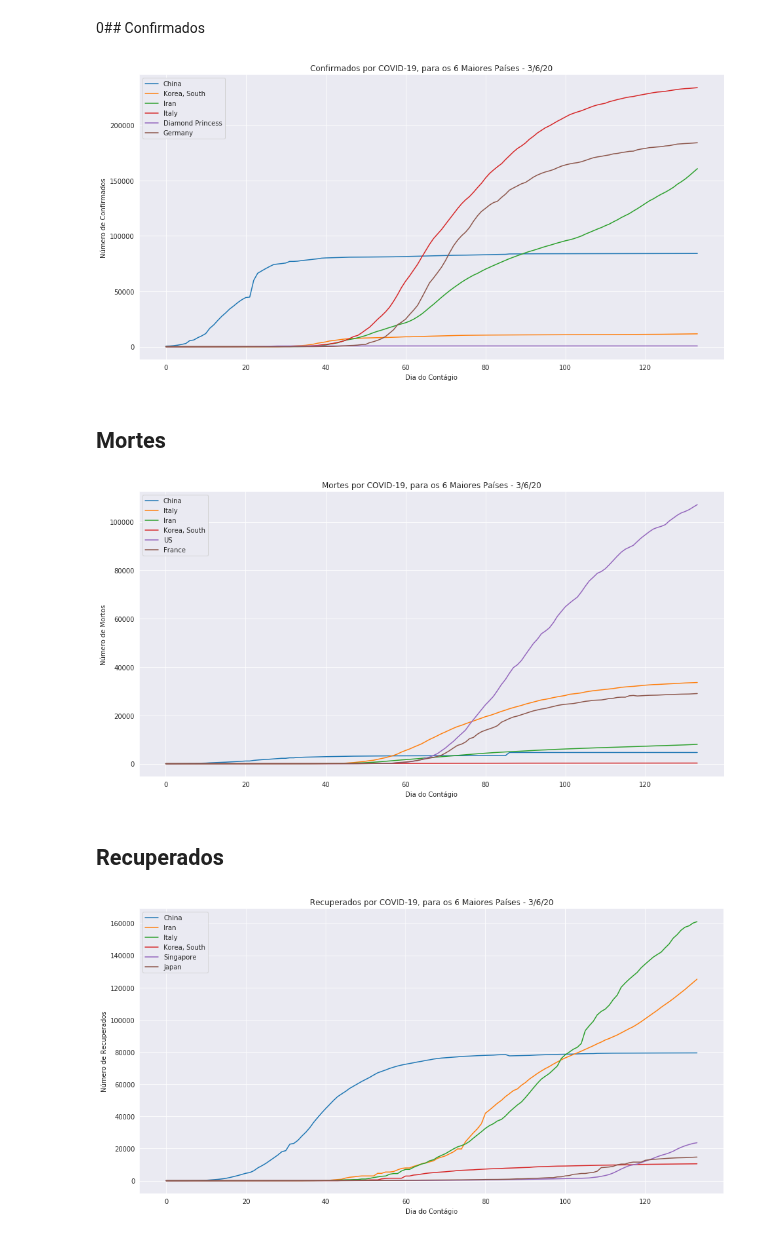
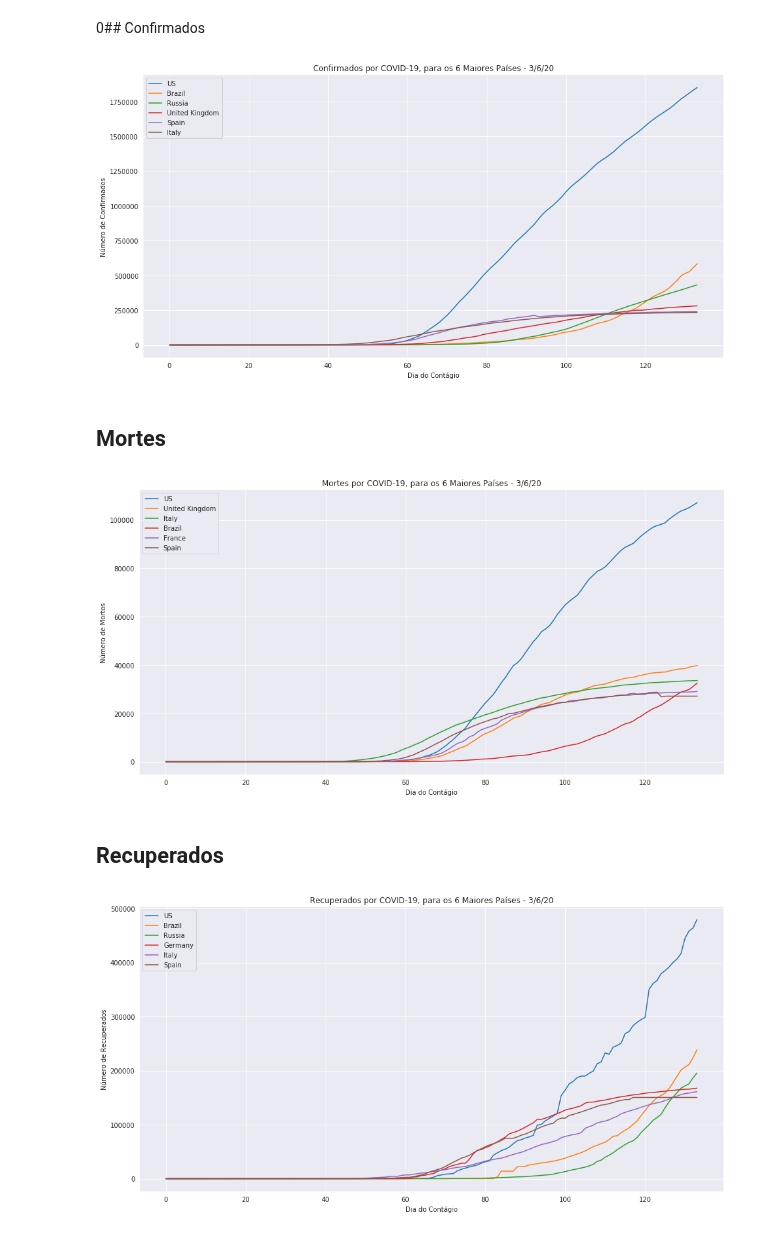
Before and after one commit to Manuelfjr/Covid19, a Jupyter notebook: graphics/graphics.ipynb, the cells around one changed output. Cells and saved outputs as stored; diff of their text form; code cells hidden in the pictures.

```diff
--- a/graphics/graphics.ipynb
+++ b/graphics/graphics.ipynb
@@ -24,22 +24,21 @@ db_recovered_country.drop(['Lat','Long'],axis=1,inplace=True)
 # %% [markdown]
 # Gráficos
 # %%
-d = db_deaths_country.iloc[:,db_deaths_country.shape[1]-1].name.split('/')
-date, n = d[1]+'/'+d[0]+'/'+'20', 6
+date, n = db_deaths_country.iloc[:,db_deaths_country.shape[1]-1].name, 6
 # %% [markdown]
 0## Confirmados
 # %%
 fig, ax = plt.subplots(nrows=1,ncols=1,figsize=(16,8))
 n = 6
 for i in db_confirmed_country[date].sort_values(ascending = False)[:n].index:
   ax.plot(range(db_confirmed_country.T.shape[0]), db_confirmed_country.T[i],label=i)
 plt.xlabel('Dia do Contágio')
 plt.ylabel('Número de Confirmados')
-plt.title('Confirmados por COVID-19, para os {} Maiores Países - {}'.format(n,date))
+plt.title('Confirmados por COVID-19, para os {} Maiores Países - {}'.format(n,date.split('/')[1]+'/'+date.split('/')[0]+'/'+date.split('/')[2]))
 plt.legend()
 plt.savefig('confirmedcovid.png')
 # %% [output]
-[figure, old version]
+[figure, new version]
 # %% [markdown]
 ## Mortes
 # %%
@@ -50,11 +49,11 @@ for i in db_deaths_country[date].sort_values(ascending = False)[:n].index:
 
 plt.xlabel('Dia do Contágio')
 plt.ylabel('Número de Mortos')
-plt.title('Mortes por COVID-19, para os {} Maiores Países - {}'.format(n,date))
+plt.title('Mortes por COVID-19, para os {} Maiores Países - {}'.format(n,date.split('/')[1]+'/'+date.split('/')[0]+'/'+date.split('/')[2]))
 plt.legend()
 plt.savefig('deathscovid.png')
 # %% [output]
-[figure, old version]
+[figure, new version]
 # %% [markdown]
 ## Recuperados
 # %%
@@ -63,8 +62,8 @@ for i in db_recovered_country[date].sort_values(ascending = False)[:n].index:
   ax.plot(range(db_recovered_country.T.shape[0]), db_recovered_country.T[i],label=i)
 plt.xlabel('Dia do Contágio')
 plt.ylabel('Número de Recuperados')
-plt.title('Recuperados por COVID-19, para os {} Maiores Países - {}'.format(n,date))
+plt.title('Recuperados por COVID-19, para os {} Maiores Países - {}'.format(n,date.split('/')[1]+'/'+date.split('/')[0]+'/'+date.split('/')[2]))
 plt.legend()
 plt.savefig('revoredcovid.png')
 # %% [output]
-[figure, old version]
+[figure, new version]
```
Also changed, not shown: 3 other files.
